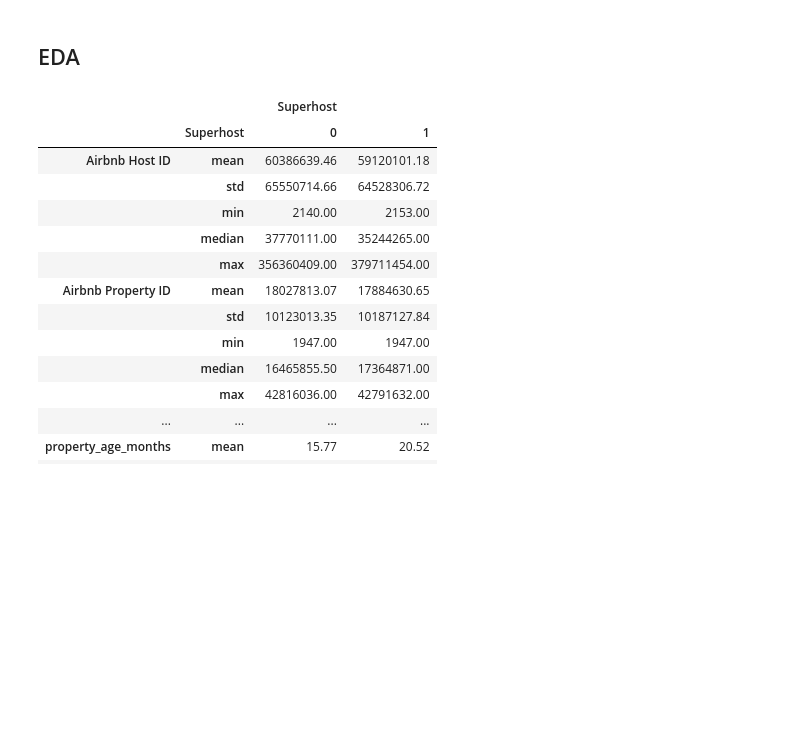
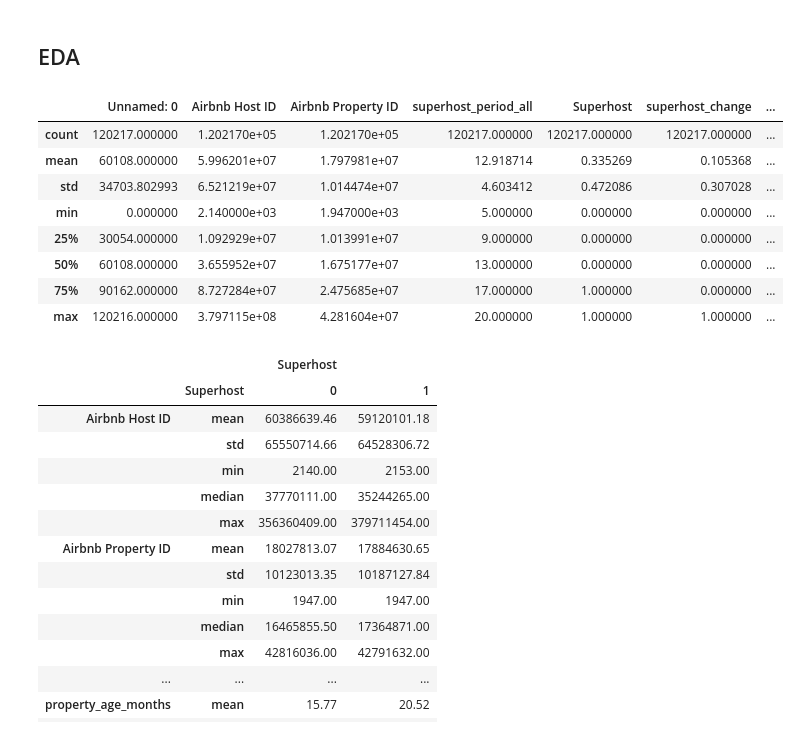
Before and after one commit to Vishnuanand77/airbnb-superhost-prediction, a Jupyter notebook: EDA.ipynb, the cells around one changed output. Saved outputs shown, nothing was run; the diff lists cells and outputs as text; code cells hidden in the pictures; blank space fills up the shorter version.

```diff
--- a/EDA.ipynb
+++ b/EDA.ipynb
@@ -75,6 +75,18 @@ df.head()
 df.to_csv('airbnb_Chicago_selected_columns.csv')
 # %%
 filtered_df = pd.read_csv('airbnb_Chicago_selected_columns.csv')
+# %%
+filtered_df.describe()
+# %% [output]
+|  | Unnamed: 0 | Airbnb Host ID | Airbnb Property ID | superhost_period_all | Superhost | superhost_change | ... |
+| count | 120217.000000 | 1.202170e+05 | 1.202170e+05 | 120217.000000 | 120217.000000 | 120217.000000 | ... |
+| mean | 60108.000000 | 5.996201e+07 | 1.797981e+07 | 12.918714 | 0.335269 | 0.105368 | ... |
+| std | 34703.802993 | 6.521219e+07 | 1.014474e+07 | 4.603412 | 0.472086 | 0.307028 | ... |
+| min | 0.000000 | 2.140000e+03 | 1.947000e+03 | 5.000000 | 0.000000 | 0.000000 | ... |
+| 25% | 30054.000000 | 1.092929e+07 | 1.013991e+07 | 9.000000 | 0.000000 | 0.000000 | ... |
+| 50% | 60108.000000 | 3.655952e+07 | 1.675177e+07 | 13.000000 | 0.000000 | 0.000000 | ... |
+| 75% | 90162.000000 | 8.727284e+07 | 2.475685e+07 | 17.000000 | 1.000000 | 0.000000 | ... |
+| max | 120216.000000 | 3.797115e+08 | 4.281604e+07 | 20.000000 | 1.000000 | 1.000000 | ... |
 # %%
 import pandas as pd
 
```
Also changed, not shown: parts of 2 cells of this notebook, 4 other files.
